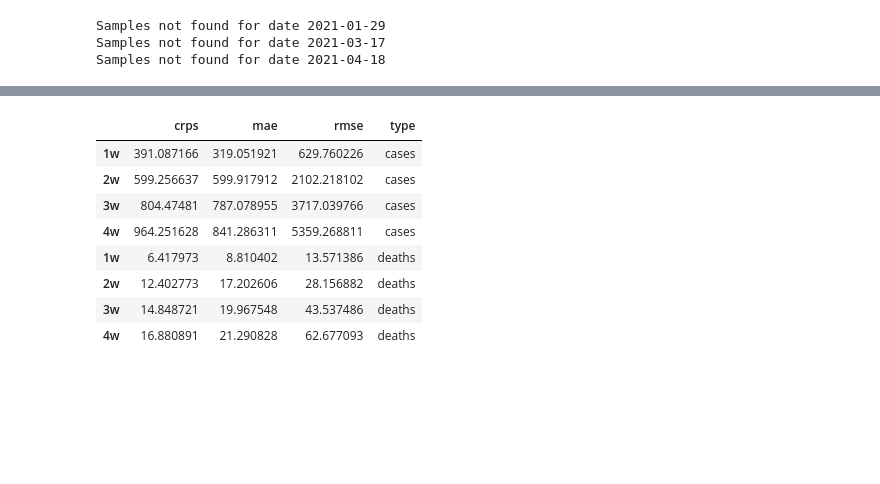
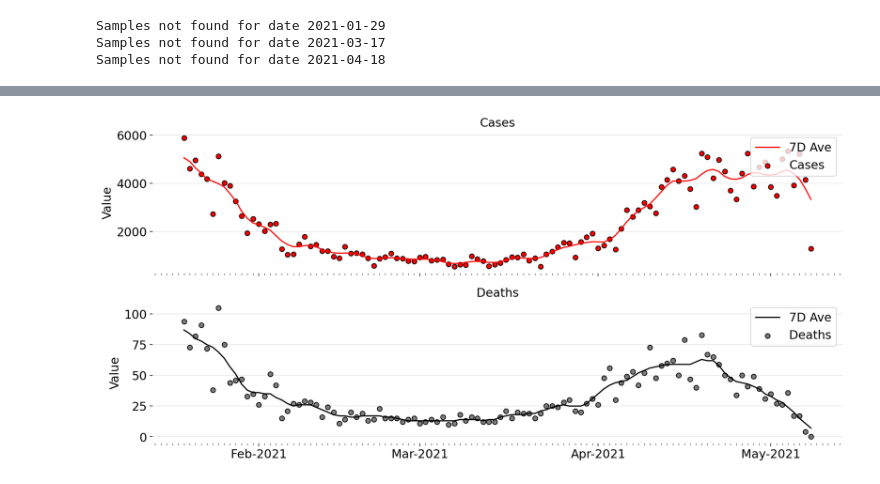
Before and after one commit to biomac-lab/covid19_forecast, a Jupyter notebook: eval_forecast.ipynb, the cells around one changed output, grey strips where cells are left out. Saved outputs shown, nothing was run; the diff lists cells and outputs as text; code cells hidden in the pictures; blank space fills up the shorter version.

```diff
--- a/eval_forecast.ipynb
+++ b/eval_forecast.ipynb
@@ -226,12 +239,44 @@ for kw in weekdict.keys():
-# %%
-df_stats_ = pd.concat(df_stats_all)
-# %% [output]
-|  | crps | mae | rmse | type |
-| 1w | 391.087166 | 319.051921 | 629.760226 | cases |
-| 2w | 599.256637 | 599.917912 | 2102.218102 | cases |
-| 3w | 804.47481 | 787.078955 | 3717.039766 | cases |
-| 4w | 964.251628 | 841.286311 | 5359.268811 | cases |
-| 1w | 6.417973 | 8.810402 | 13.571386 | deaths |
-| 2w | 12.402773 | 17.202606 | 28.156882 | deaths |
-| 3w | 14.848721 | 19.967548 | 43.537486 | deaths |
-| 4w | 16.880891 | 21.290828 | 62.677093 | deaths |
+# %%
+
+data  =  pd.read_csv(os.path.join(agglomerated_folder, 'cases.csv'), parse_dates=['date_time'],
+                    dayfirst=True).set_index('poly_id').loc[poly_run].set_index('date_time')
+
+data  = data.resample('D').sum().fillna(0)[['num_cases','num_diseased']]
+data  = prepare_cases(data, col='num_cases', cutoff=0)    # .rename({'smoothed_num_cases':'num_cases'})
+data  = prepare_cases(data, col='num_diseased', cutoff=0) # .rename({'smoothed_num_cases':'num_cases'})
+data_eval_plt = data.loc[pd.to_datetime('2021-01-19'):]
+# %%
+
+fig, axes = plt.subplots(2, 1, figsize=(15.5, 7.2), sharex=True)
+axes[0].scatter(data_eval_plt.index.values, data_eval_plt["num_cases"], facecolor='r', edgecolor='k',  label='Cases')
+axes[1].scatter(data_eval_plt.index.values, data_eval_plt["num_diseased"], facecolor='gray', edgecolor='k', label='Deaths')
+
+axes[0].plot(data_eval_plt.index.values, data_eval_plt["smoothed_num_cases"], color='r',  label='7D Ave')
+axes[1].plot(data_eval_plt.index.values, data_eval_plt["smoothed_num_diseased"], color='k',  label='7D Ave')
+
+
+axes[0].set_title('Cases', fontsize=15)
+axes[1].set_title('Deaths', fontsize=15)
+
+axes[0].legend()
+axes[1].legend()
+for ax in axes:
+    ax.xaxis.set_major_locator(mdates.MonthLocator())
+    ax.xaxis.set_major_formatter(mdates.DateFormatter('%b-%Y'))
+    ax.xaxis.set_minor_locator(mdates.DayLocator())
+    ax.xaxis.set_major_locator(mdates.WeekdayLocator())
+    ax.xaxis.set_major_locator(mdates.MonthLocator())
+    ax.spines['top'].set_visible(False)
+    ax.spines['right'].set_visible(False)
+    ax.spines['left'].set_visible(False)
+    ax.spines['bottom'].set_visible(False)
+    ax.grid(which='major', axis='y', c='k', alpha=.1, zorder=-2)
+    ax.yaxis.set_major_formatter(ticker.StrMethodFormatter("{x:.0f}"))
+    ax.yaxis.set_minor_formatter(ticker.StrMethodFormatter("{x:.0f}"))
+    ax.set_ylabel('Value', size=15)
+    ax.tick_params(which='both', axis='both', labelrotation=0, labelsize=15)
+    #ax.set_ylim( (y1_l, y_lim_up) )
+    ax.legend(loc='upper right', fontsize=15)
+fig.savefig(os.path.join('figures_eval', f'data_eval.png'), dpi=300, bbox_inches='tight', transparent=False)
+# %% [output]
+[figure, added]
```
Also changed, not shown: parts of 3 cells of this notebook, 8 other files.
